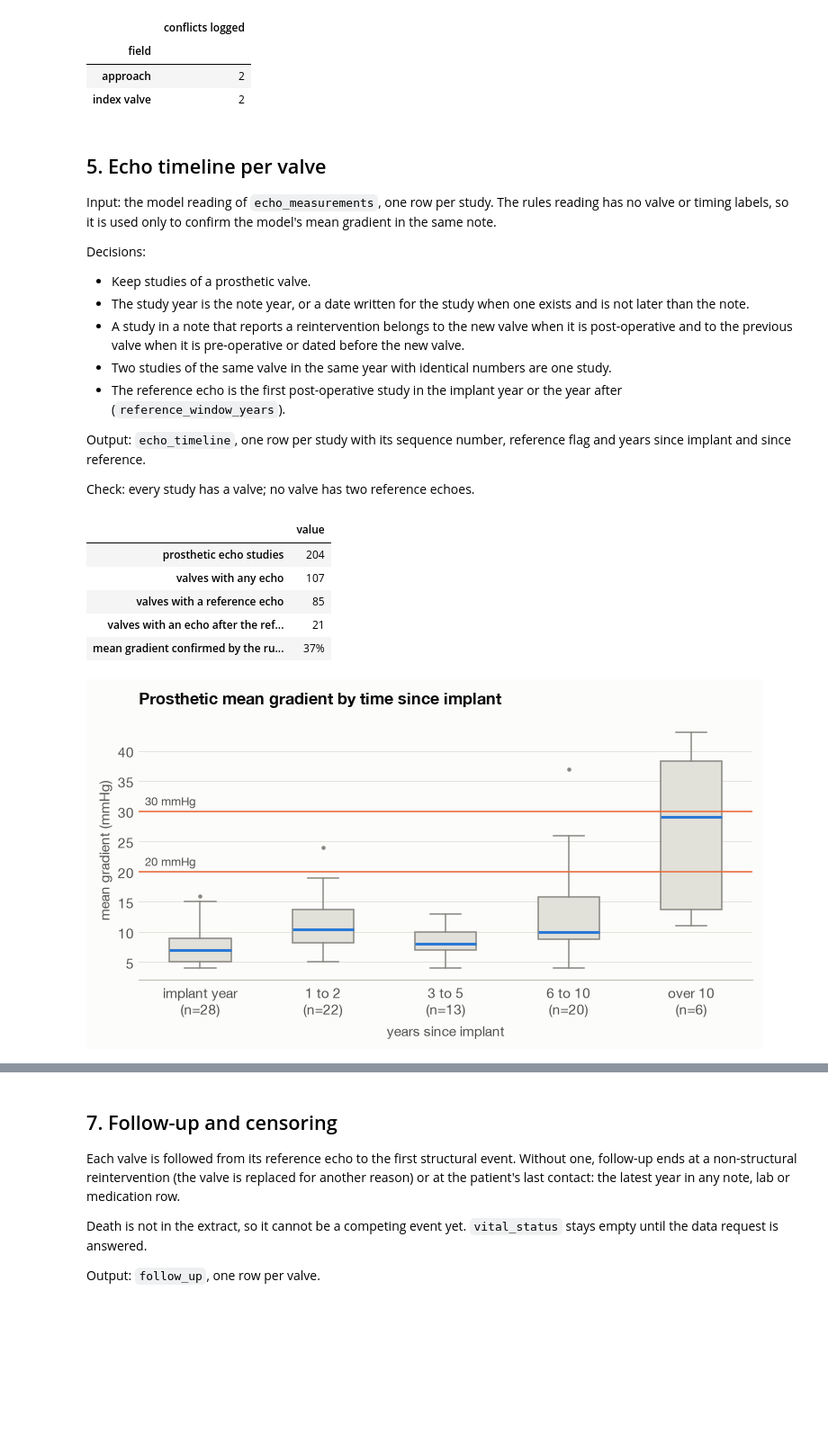
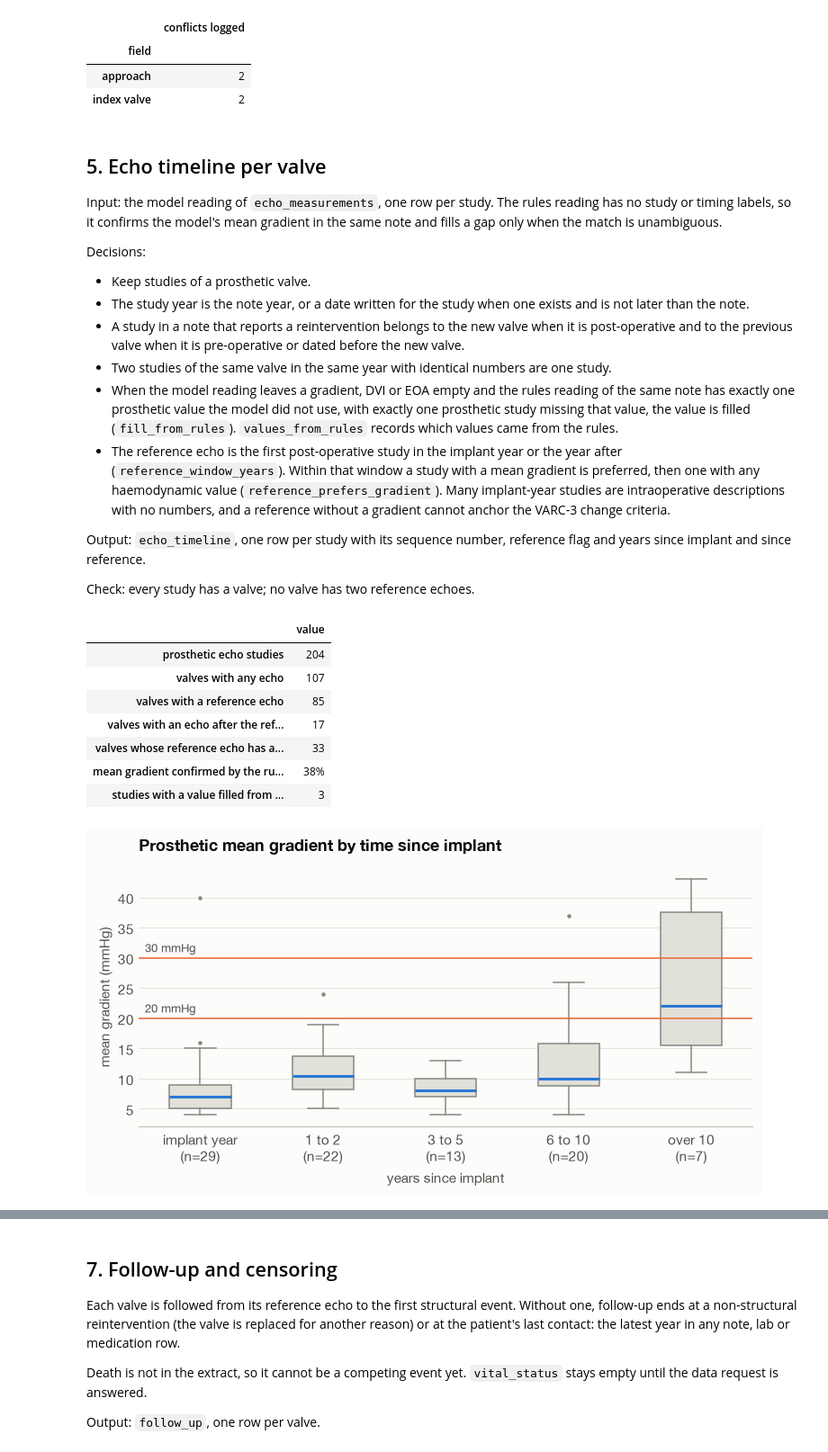
Before and after one commit to nickKyr/dyania-hackathon-avr-durability, a Jupyter notebook: notebooks/02_preprocessing.ipynb, the cells around one changed output, grey strips where cells are left out. Shown at 90% size. Saved outputs shown, nothing was run; the diff lists cells and outputs as text; code cells hidden in the pictures; blank space fills up the shorter version.

```diff
--- a/notebooks/02_preprocessing.ipynb
+++ b/notebooks/02_preprocessing.ipynb
@@ -354,14 +358,15 @@ conflicts.groupby("field").size().rename("conflicts logged").to_frame()
 # %% [markdown]
 ## 5. Echo timeline per valve
 
-Input: the model reading of `echo_measurements`, one row per study. The rules reading has no valve or timing labels, so it is used only to confirm the model's mean gradient in the same note.
+Input: the model reading of `echo_measurements`, one row per study. The rules reading has no study or timing labels, so it confirms the model's mean gradient in the same note and fills a gap only when the match is unambiguous.
 
 Decisions:
 - Keep studies of a prosthetic valve.
 - The study year is the note year, or a date written for the study when one exists and is not later than the note.
 - A study in a note that reports a reintervention belongs to the new valve when it is post-operative and to the previous valve when it is pre-operative or dated before the new valve.
 - Two studies of the same valve in the same year with identical numbers are one study.
-- The reference echo is the first post-operative study in the implant year or the year after (`reference_window_years`).
+- When the model reading leaves a gradient, DVI or EOA empty and the rules reading of the same note has exactly one prosthetic value the model did not use, with exactly one prosthetic study missing that value, the value is filled (`fill_from_rules`). `values_from_rules` records which values came from the rules.
+- The reference echo is the first post-operative study in the implant year or the year after (`reference_window_years`). Within that window a study with a mean gradient is preferred, then one with any haemodynamic value (`reference_prefers_gradient`). Many implant-year studies are intraoperative descriptions with no numbers, and a reference without a gradient cannot anchor the VARC-3 change criteria.
 
 Output: `echo_timeline`, one row per study with its sequence number, reference flag and years since implant and since reference.
 
@@ -372,36 +377,40 @@ assert echo_timeline.episode_id.notna().all()
 assert echo_timeline.groupby("episode_id").is_reference.sum().le(1).all()
 per_episode = echo_timeline.groupby("episode_id").agg(studies=("study_id", "size"), has_reference=("is_reference", "any"), follow_up=("years_since_reference", lambda s: (s > 0).any()))
 display(pd.Series({
     "prosthetic echo studies": len(echo_timeline),
     "valves with any echo": len(per_episode),
     "valves with a reference echo": int(per_episode.has_reference.sum()),
     "valves with an echo after the reference": int(per_episode.follow_up.sum()),
+    "valves whose reference echo has a mean gradient": int((echo_timeline.is_reference & echo_timeline.mean_gradient_mmhg.notna()).sum()),
     "mean gradient confirmed by the rules reading": f"{echo_timeline.mean_gradient_confirmed_by_rules.mean():.0%}",
+    "studies with a value filled from the rules reading": int(echo_timeline.values_from_rules.ne("").sum()),
 }, name="value").to_frame())
 
 bins = pd.cut(echo_timeline.years_since_implant, [-1, 0, 2, 5, 10, 30], labels=["implant year", "1 to 2", "3 to 5", "6 to 10", "over 10"])
 groups = [echo_timeline.loc[bins == b, "mean_gradient_mmhg"].dropna() for b in bins.cat.categories]
 fig, ax = plt.subplots(figsize=(8, 3.4))
 ax.boxplot(groups, tick_labels=[f"{b}\n(n={len(g)})" for b, g in zip(bins.cat.categories, groups)], widths=0.5, patch_artist=True,
            boxprops=dict(facecolor=viz.GRID, color=viz.MUTED), medianprops=dict(color=viz.SERIES[0], linewidth=2),
            whiskerprops=dict(color=viz.MUTED), capprops=dict(color=viz.MUTED), flierprops=dict(marker="o", markersize=4, markerfacecolor=viz.MUTED, markeredgecolor=viz.SURFACE))
 for y, label in [(20, "20 mmHg"), (30, "30 mmHg")]:
     ax.axhline(y, color=viz.SERIES[1], linewidth=1)
     ax.text(0.55, y + 0.5, label, va="bottom", fontsize=8.5, color=viz.INK_SECONDARY)
 ax.set_ylabel("mean gradient (mmHg)")
 ax.set_xlabel("years since implant")
 ax.grid(axis="x", visible=False)
 ax.set_title("Prosthetic mean gradient by time since implant")
 viz.save(fig, "02_gradient_by_time")
 plt.show()
 # %% [output]
 |  | value |
 | prosthetic echo studies | 204 |
 | valves with any echo | 107 |
 | valves with a reference echo | 85 |
-| valves with an echo after the ref... | 21 |
-| mean gradient confirmed by the ru... | 37% |
+| valves with an echo after the ref... | 17 |
+| valves whose reference echo has a... | 33 |
+| mean gradient confirmed by the ru... | 38% |
+| studies with a value filled from ... | 3 |
-[figure, old version]
+[figure, new version]
 # %% [markdown]
 ## 6. Events
 
```
Also changed, not shown: parts of 7 cells of this notebook, 46 other files.
